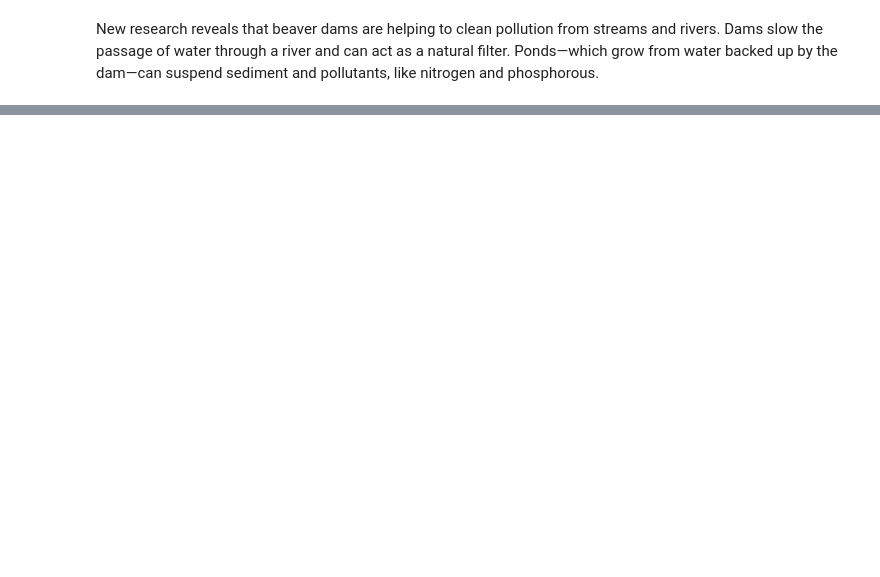
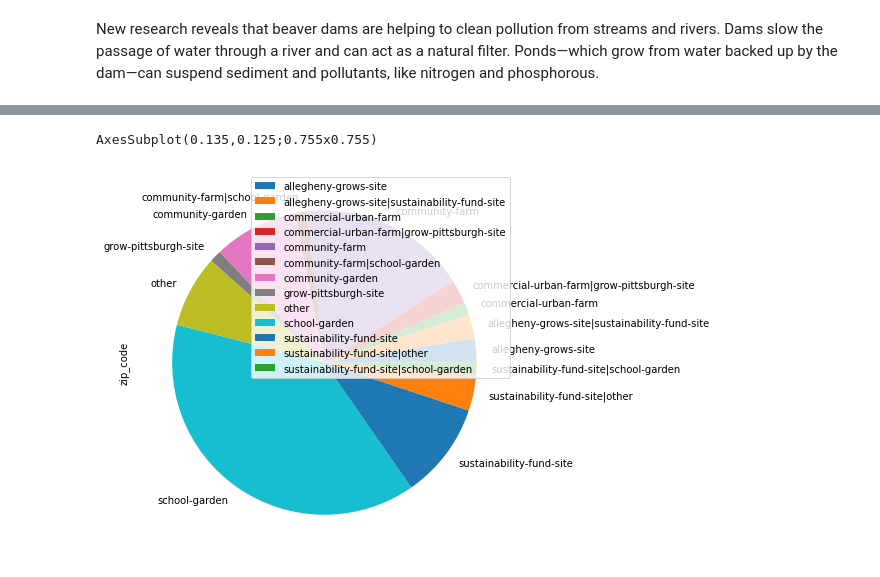
Before and after one commit to amf28/Big-Ideas-Final-Project, a Jupyter notebook: foodGardens.ipynb, the cells around one changed output, grey strips where cells are left out. Saved outputs shown, nothing was run; the diff lists cells and outputs as text; code cells hidden in the pictures; blank space fills up the shorter version.

```diff
--- a/foodGardens.ipynb
+++ b/foodGardens.ipynb
@@ -25,0 +58,6 @@ This piechart organizes all the food gardens based on zipcode. As you can see, t
+# %%
+plot2 = df.groupby(['category']).sum().plot(kind='pie', y = 'zip_code', figsize = (7, 7))
+print(plot2)
+# %% [output]
+AxesSubplot(0.135,0.125;0.755x0.755)
+[figure, added]
```
Also changed, not shown: parts of 3 cells of this notebook, 2 other files.
